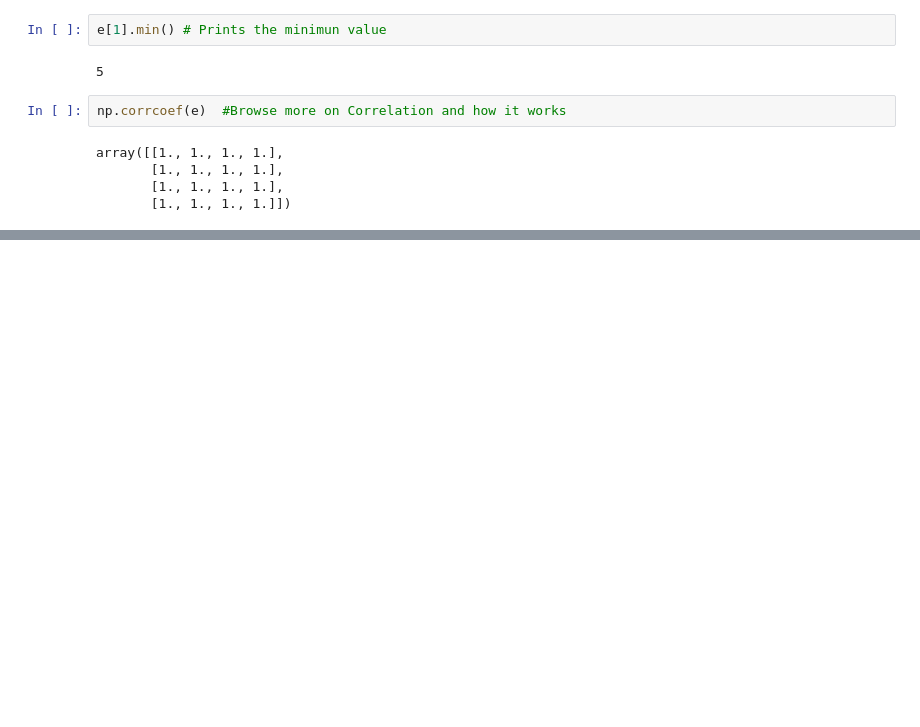
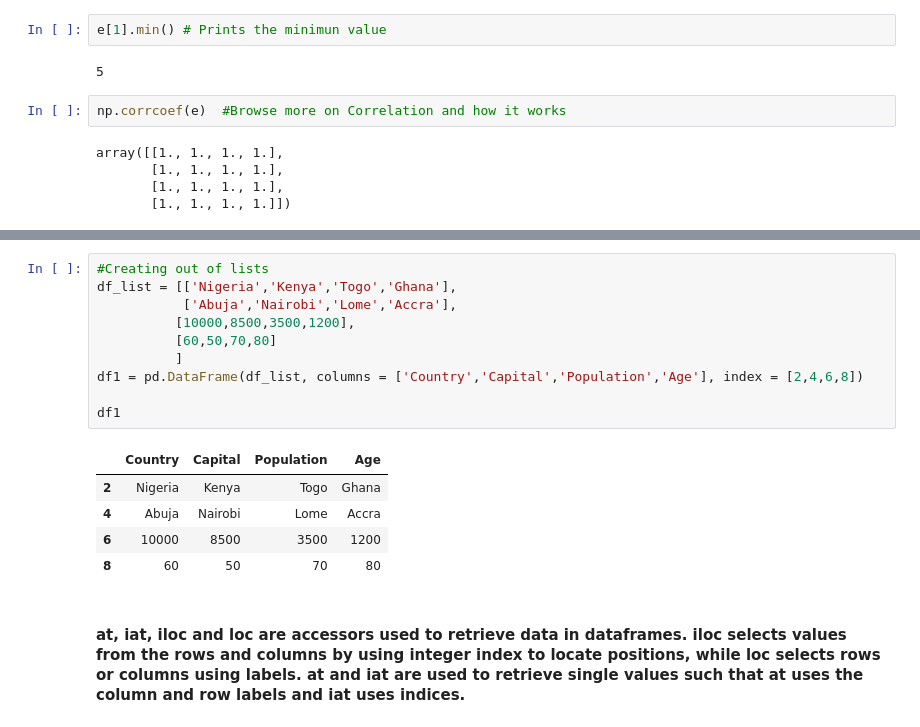
Before and after one commit to echefulouis/Data_Science_tutorial, a Jupyter notebook: Hamonye Notes/Python in ML by Hamonye.ipynb, the cells around one changed output, grey strips where cells are left out. Drawn from its saved outputs; the diff is of its cells as text; blank space fills up the shorter version.

```diff
--- a/Hamonye Notes/Python in ML by Hamonye.ipynb
+++ b/Hamonye Notes/Python in ML by Hamonye.ipynb
@@ -206,0 +315,18 @@ array([[1., 1., 1., 1.],
+# %%
+#Creating out of lists
+df_list = [['Nigeria','Kenya','Togo','Ghana'],
+           ['Abuja','Nairobi','Lome','Accra'],
+          [10000,8500,3500,1200],
+          [60,50,70,80]
+          ]
+df1 = pd.DataFrame(df_list, columns = ['Country','Capital','Population','Age'], index = [2,4,6,8])
+
+df1
+# %% [output]
+|  | Country | Capital | Population | Age |
+| 2 | Nigeria | Kenya | Togo | Ghana |
+| 4 | Abuja | Nairobi | Lome | Accra |
+| 6 | 10000 | 8500 | 3500 | 1200 |
+| 8 | 60 | 50 | 70 | 80 |
+# %% [markdown]
+#### at, iat, iloc and loc are accessors used to retrieve data in dataframes. iloc selects values from the rows and columns by using integer index to locate positions, while loc selects rows or columns using labels. at and iat are used to retrieve single values such that at uses the column and row labels and iat uses indices.
```
Also changed, not shown: parts of 29 cells of this notebook, 1 other file.
